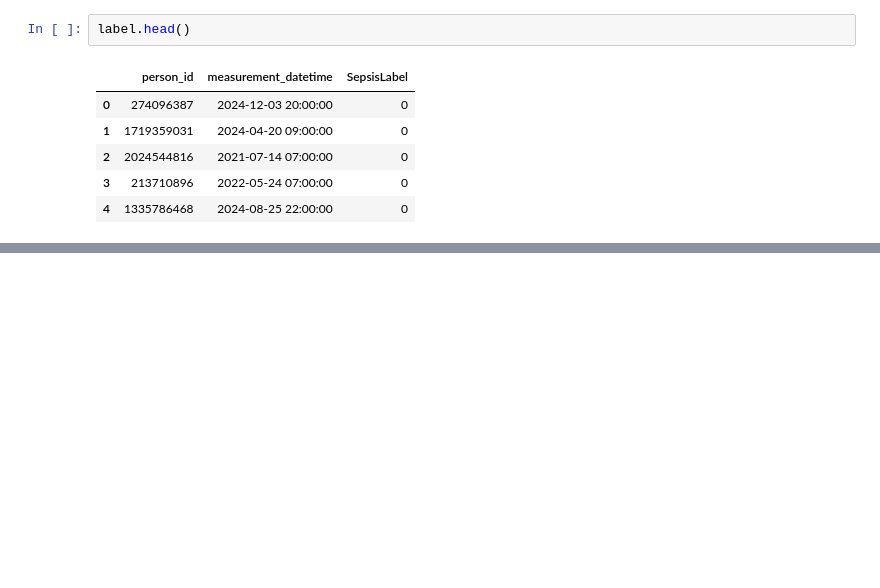
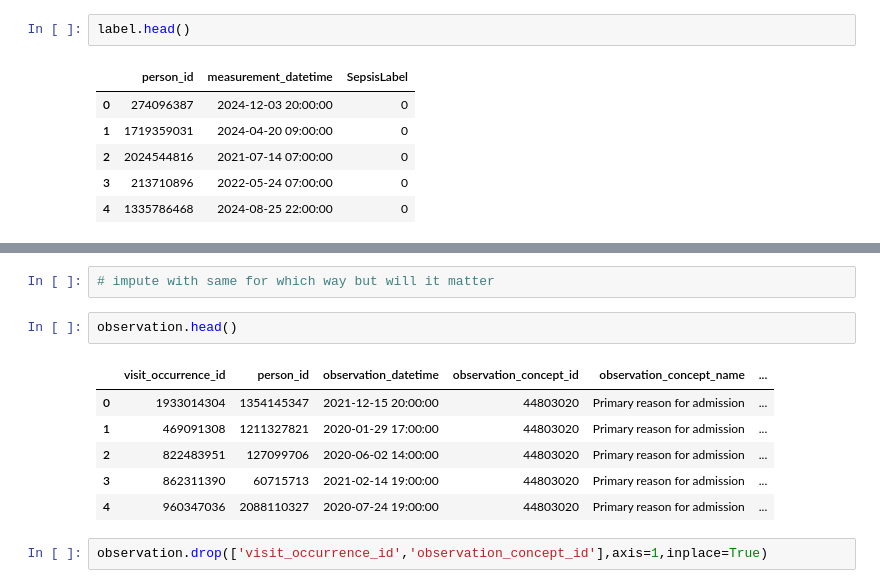
Before and after one commit to shradiphylleia/phems, a Jupyter notebook: pehms.ipynb, the cells around one changed output, grey strips where cells are left out. Drawn from its saved outputs; the diff is of its cells as text; blank space fills up the shorter version.

```diff
--- a/pehms.ipynb
+++ b/pehms.ipynb
@@ -254,0 +344,13 @@ label.head()
+# %%
+# impute with same for which way but will it matter
+# %%
+observation.head()
+# %% [output]
+|  | visit_occurrence_id | person_id | observation_datetime | observation_concept_id | observation_concept_name | ... |
+| 0 | 1933014304 | 1354145347 | 2021-12-15 20:00:00 | 44803020 | Primary reason for admission | ... |
+| 1 | 469091308 | 1211327821 | 2020-01-29 17:00:00 | 44803020 | Primary reason for admission | ... |
+| 2 | 822483951 | 127099706 | 2020-06-02 14:00:00 | 44803020 | Primary reason for admission | ... |
+| 3 | 862311390 | 60715713 | 2021-02-14 19:00:00 | 44803020 | Primary reason for admission | ... |
+| 4 | 960347036 | 2088110327 | 2020-07-24 19:00:00 | 44803020 | Primary reason for admission | ... |
+# %%
+observation.drop(['visit_occurrence_id','observation_concept_id'],axis=1,inplace=True)
```
Also changed, not shown: parts of 48 cells of this notebook.
